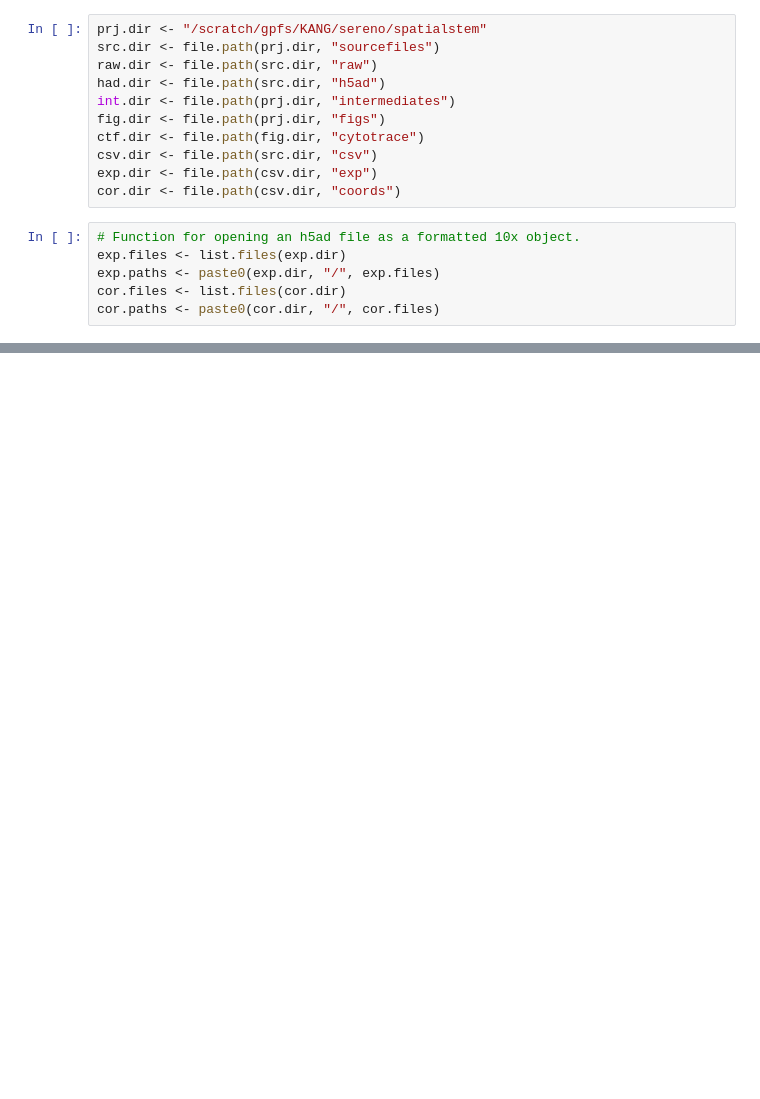
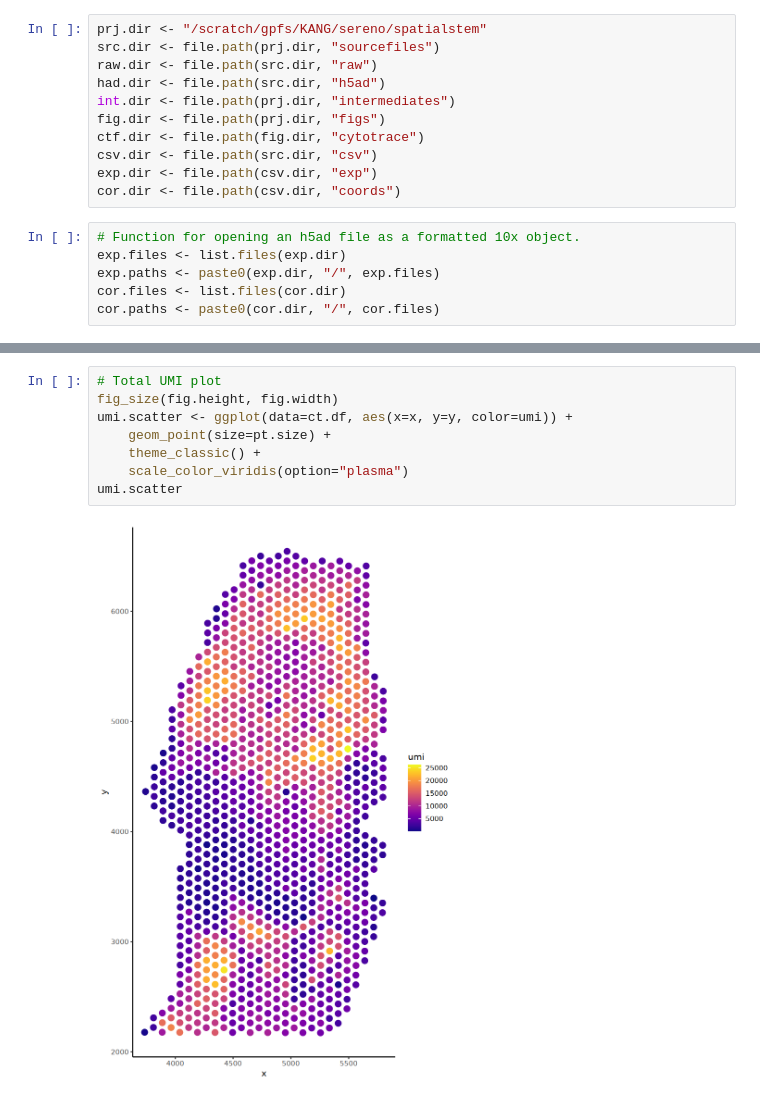
Before and after one commit to serenolopezdarwin/review_spatialstemmarkers, a Jupyter notebook: cytotrace_implementation.ipynb, the cells around one changed output, grey strips where cells are left out. Drawn from its saved outputs; the diff is of its cells as text; blank space fills up the shorter version.

```diff
--- a/cytotrace_implementation.ipynb
+++ b/cytotrace_implementation.ipynb
@@ -397,3 +471,13 @@ cor.paths <- paste0(cor.dir, "/", cor.files)
+# %%
+# Total UMI plot
+fig_size(fig.height, fig.width)
+umi.scatter <- ggplot(data=ct.df, aes(x=x, y=y, color=umi)) +
+    geom_point(size=pt.size) +
+    theme_classic() +
+    scale_color_viridis(option="plasma")
+umi.scatter
+# %% [output]
+[figure, added]
 # %%
 for (path.idx in seq(1:length(exp.paths))) {
     exp.path <- exp.paths[path.idx]
```
Also changed, not shown: parts of 11 cells of this notebook.
